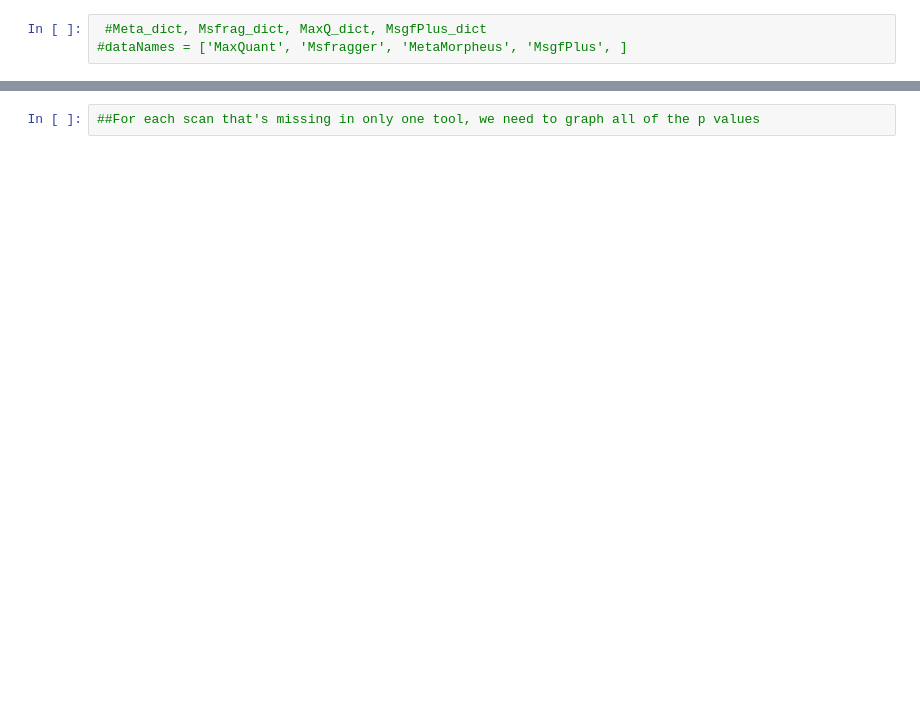
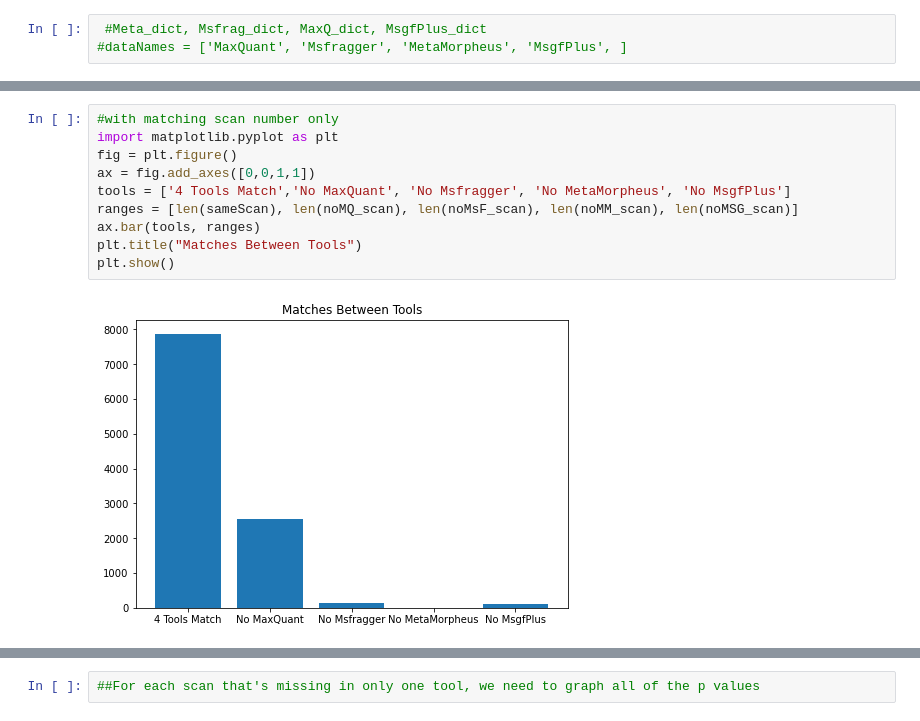
Before and after one commit to PayneLab/SingleCellBenchMark, a Jupyter notebook: Matcher.ipynb, the cells around one changed output, grey strips where cells are left out. Saved outputs shown, nothing was run; the diff lists cells and outputs as text; blank space fills up the shorter version.

```diff
--- a/Matcher.ipynb
+++ b/Matcher.ipynb
@@ -477 +581,13 @@ plt.show()
+# %%
+#with matching scan number only
+import matplotlib.pyplot as plt
+fig = plt.figure()
+ax = fig.add_axes([0,0,1,1])
+tools = ['4 Tools Match','No MaxQuant', 'No Msfragger', 'No MetaMorpheus', 'No MsgfPlus']
+ranges = [len(sameScan), len(noMQ_scan), len(noMsF_scan), len(noMM_scan), len(noMSG_scan)]
+ax.bar(tools, ranges)
+plt.title("Matches Between Tools")
+plt.show()
+# %% [output]
+[figure, added]
 # %%
```
Also changed, not shown: parts of 36 cells of this notebook, 4 other files.
